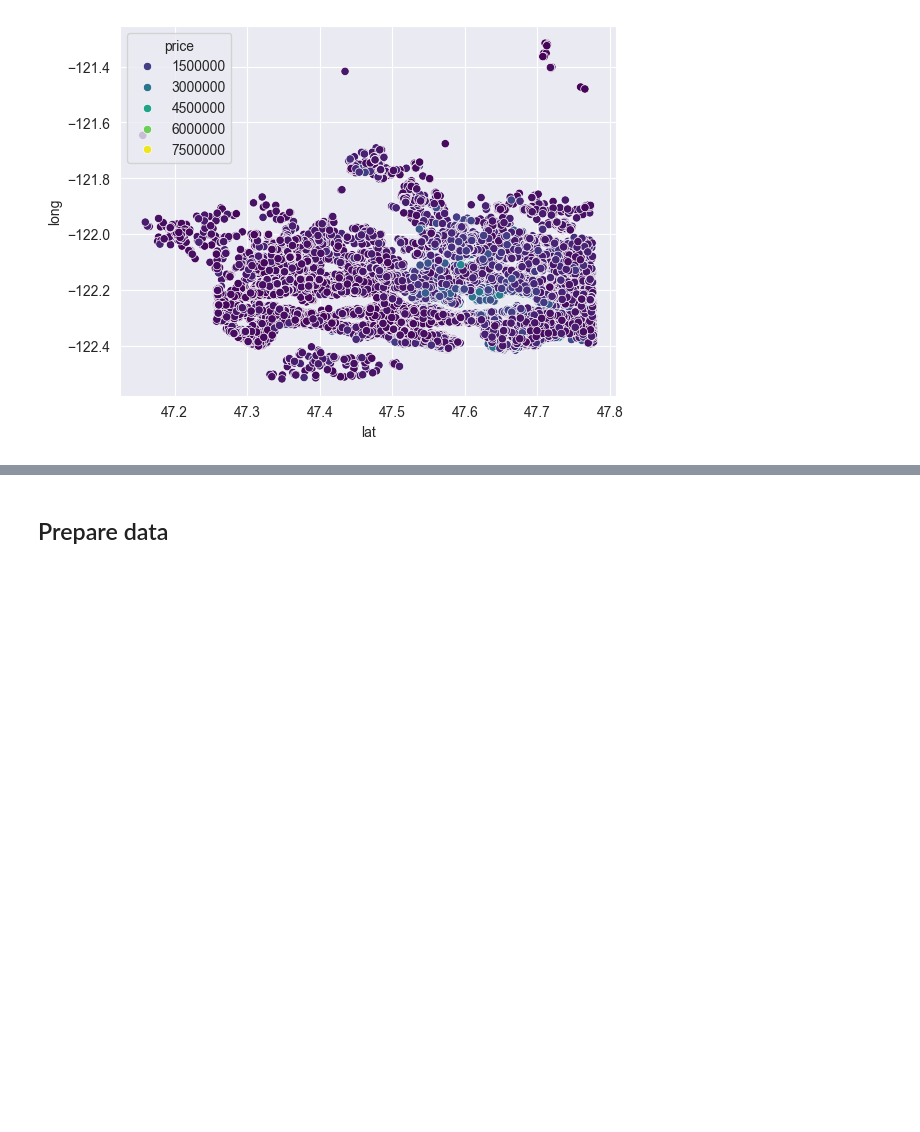
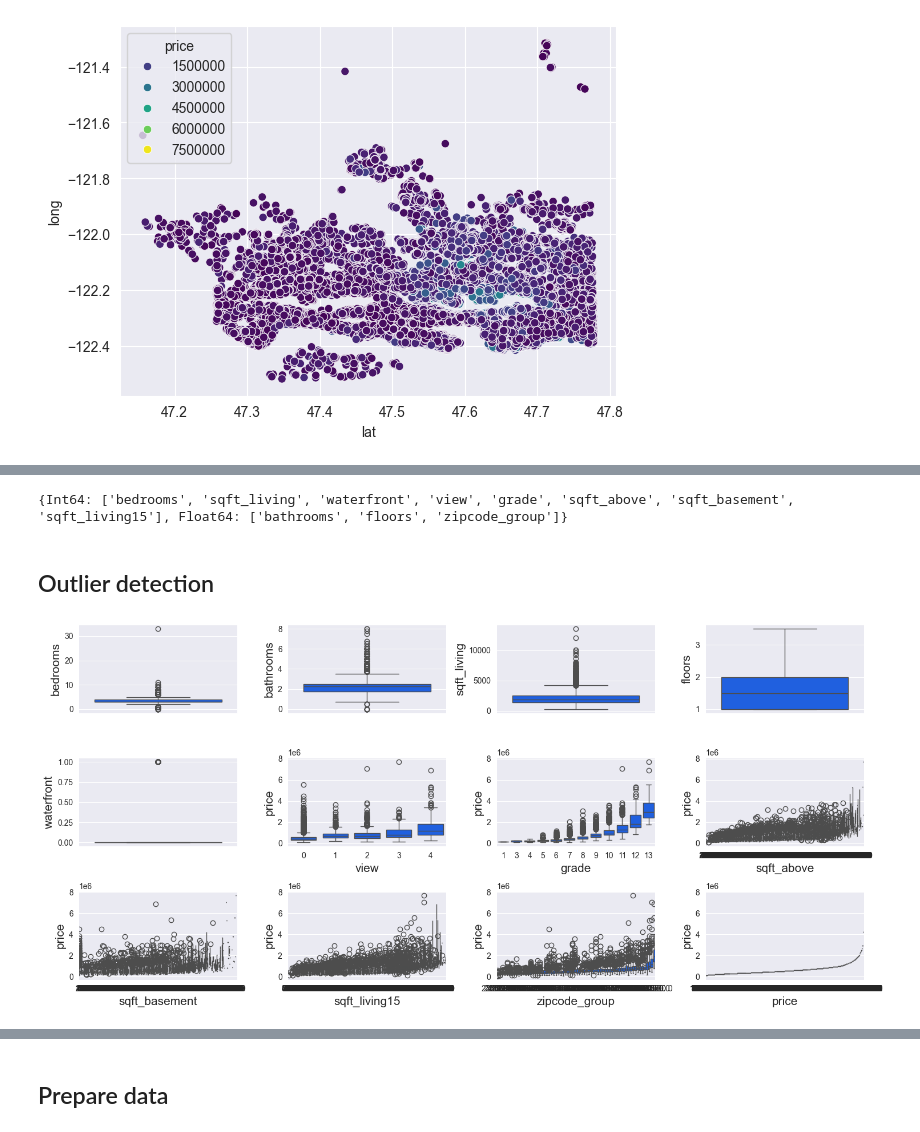
Before and after one commit to yasuomaidana/Data-Analysis, a Jupyter notebook: regression-analysis/polynomial-regression/Polynomial Regression.ipynb, the cells around one changed output, grey strips where cells are left out. Cells and saved outputs as stored; diff of their text form; code cells hidden in the pictures; blank space fills up the shorter version.

Commit message:
COUR-1862: Outlier analysis

```diff
--- a/regression-analysis/polynomial-regression/Polynomial Regression.ipynb
+++ b/regression-analysis/polynomial-regression/Polynomial Regression.ipynb
@@ -182,7 +202,8 @@ sns.relplot(df, x="sqft_basement", y="price", hue="grade")
 # %%
 # Find the row corresponding to 'price'
 price_corr = correlation["price"]
-mask = price_corr > 0.2
+mask = abs(price_corr) > 0.2
 columns = [correlation.columns[i] for i, m in enumerate(mask) if m]
 columns.remove("price")
+columns.remove("lat")
 columns
@@ -189 +253,51 @@ columns
+# %%
+columns_grouped_by_type = {}
+for col in columns:
+    col_type = column_types[df.columns.index(col)]
+    if col_type not in columns_grouped_by_type:
+        columns_grouped_by_type[col_type] = []
+    columns_grouped_by_type[col_type].append(col)
+print(columns_grouped_by_type)
+# %% [output]
+{Int64: ['bedrooms', 'sqft_living', 'waterfront', 'view', 'grade', 'sqft_above', 'sqft_basement', 'sqft_living15'], Float64: ['bathrooms', 'floors', 'zipcode_group']}
+# %% [markdown]
+## Outlier detection
+# %%
+import numpy as np
+
+# Convert Polars DataFrame to Pandas DataFrame
+df_pandas = df[columns + ["price"]].to_pandas()
+
+# Set style and custom palette
+sns.set_style('darkgrid')
+colors = ['#0055ff', '#ff7000', '#23bf00']
+
+sns.set_palette(sns.color_palette(colors))
+
+# Order columns: numerical first, then categorical
+OrderedCols = np.concatenate([
+    df_pandas.select_dtypes(exclude='object').columns.values,
+    df_pandas.select_dtypes(include='object').columns.values
+])
+
+# Create subplots
+fig, ax = plt.subplots(3, 4, figsize=(15, 7), dpi=100)
+
+# Iterate over columns
+for i, col in enumerate(OrderedCols):
+    x = i // 4
+    y = i % 4
+    if i < 5:  # Numerical columns
+        sns.boxplot(data=df_pandas, y=col, ax=ax[x, y])
+        ax[x, y].yaxis.label.set_size(15)
+    else:  # Categorical columns
+        sns.boxplot(data=df_pandas, x=col, y='price', ax=ax[x, y])
+        ax[x, y].xaxis.label.set_size(15)
+        ax[x, y].yaxis.label.set_size(15)
+
+# Adjust layout and show plot
+plt.tight_layout()
+plt.show()
+# %% [output]
+[figure, added]
 # %%
```
Also changed, not shown: parts of 22 cells of this notebook.
